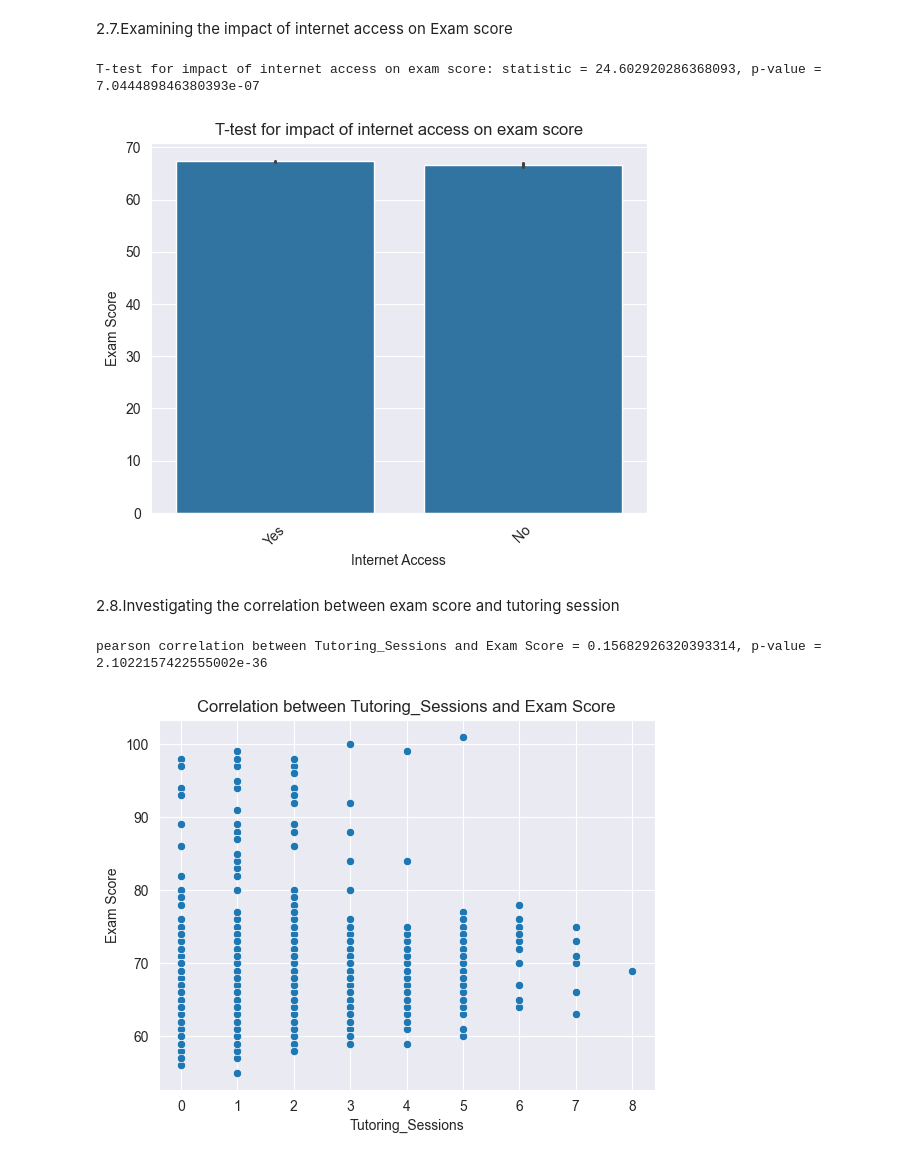
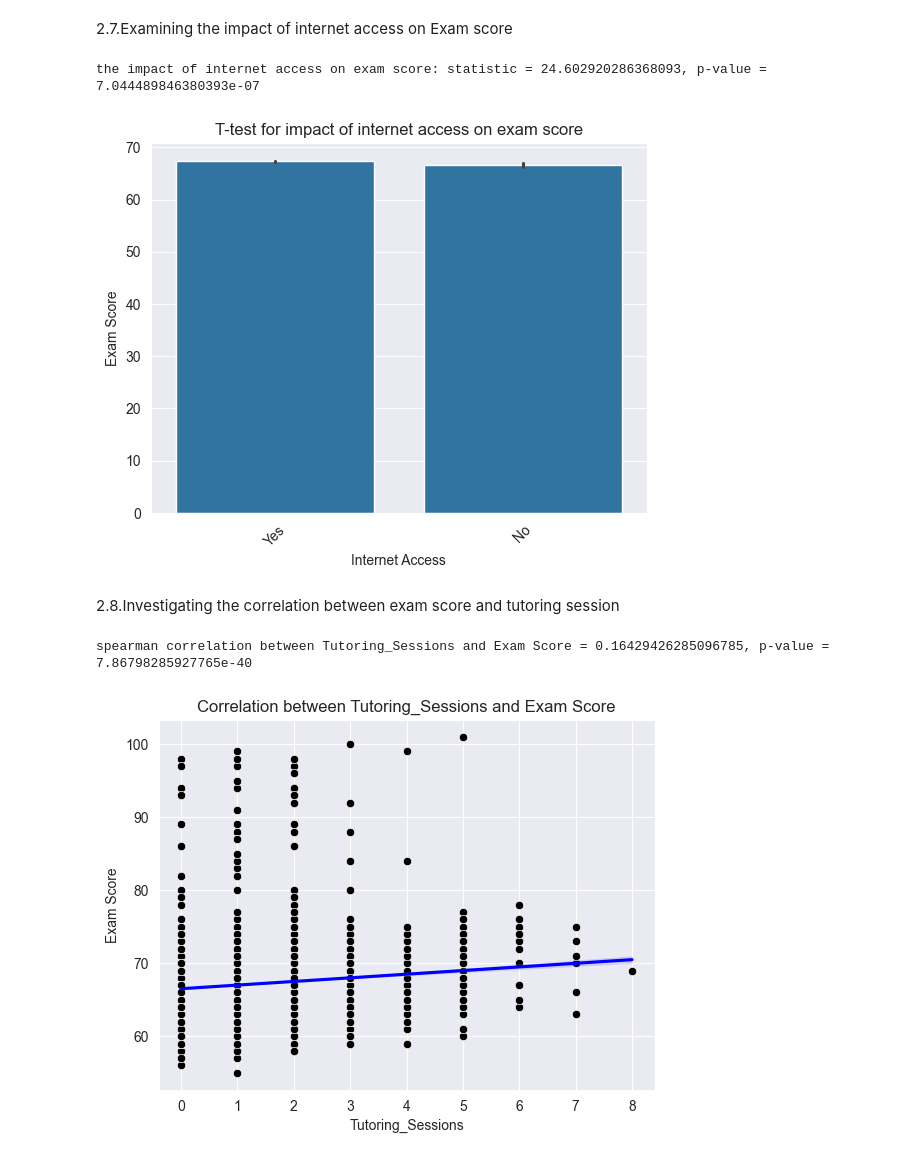
Before and after one commit to MohammadMahdiRazavi/Machine-Learning-Course, a Jupyter notebook: FirstAssignment/StudentPerformanceFactors.ipynb, the cells around one changed output. Drawn from its saved outputs; the diff is of its cells as text; code cells hidden in the pictures.

```diff
--- a/FirstAssignment/StudentPerformanceFactors.ipynb
+++ b/FirstAssignment/StudentPerformanceFactors.ipynb
@@ -224,7 +227,7 @@ no_internet_access = student[student["Internet_Access"] == "No"]["Exam_Score"]
 
 stat, p = kruskal(internet_access, no_internet_access)
 
-print(f"T-test for impact of internet access on exam score: statistic = {stat}, p-value = {p}")
+print(f"the impact of internet access on exam score: statistic = {stat}, p-value = {p}")
 
 sns.barplot(x=student["Internet_Access"], y=student["Exam_Score"])
 plt.xticks(rotation=45)
@@ -233,21 +236,22 @@ plt.xlabel("Internet Access")
 plt.ylabel("Exam Score")
 plt.show()
 # %% [output]
-T-test for impact of internet access on exam score: statistic = 24.602920286368093, p-value = 7.044489846380393e-07
+the impact of internet access on exam score: statistic = 24.602920286368093, p-value = 7.044489846380393e-07
 [figure]
 # %% [markdown]
 2.8.Investigating the correlation between exam score and tutoring session
 # %%
-corr, p = pearsonr(student["Exam_Score"], student["Tutoring_Sessions"])
+corr, p = spearmanr(student["Exam_Score"], student["Tutoring_Sessions"])
 
 
-print(f"pearson correlation between Tutoring_Sessions and Exam Score = {corr}, p-value = {p}")
+print(f"spearman correlation between Tutoring_Sessions and Exam Score = {corr}, p-value = {p}")
 
-sns.scatterplot(x=student["Tutoring_Sessions"], y=student["Exam_Score"])
+sns.scatterplot(x=student["Tutoring_Sessions"], y=student["Exam_Score"],color='black')
+sns.regplot(x=student["Tutoring_Sessions"], y=student["Exam_Score"],scatter=False,color='blue')
 plt.title("Correlation between Tutoring_Sessions and Exam Score")
 plt.xlabel("Tutoring_Sessions")
 plt.ylabel("Exam Score")
 plt.show()
 # %% [output]
-pearson correlation between Tutoring_Sessions and Exam Score = 0.15682926320393314, p-value = 2.1022157422555002e-36
+spearman correlation between Tutoring_Sessions and Exam Score = 0.16429426285096785, p-value = 7.86798285927765e-40
-[figure, old version]
+[figure, new version]
```
Also changed, not shown: parts of 4 cells of this notebook, 1 other file.
